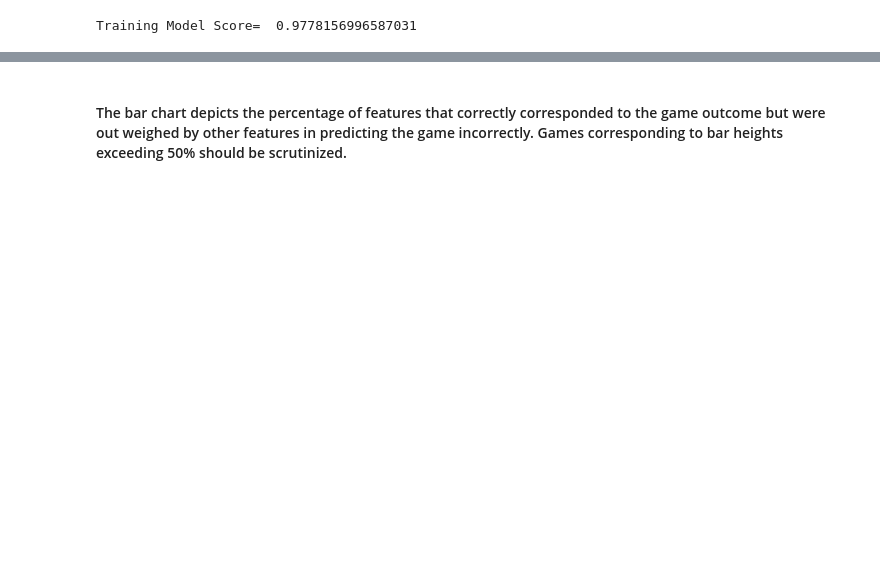
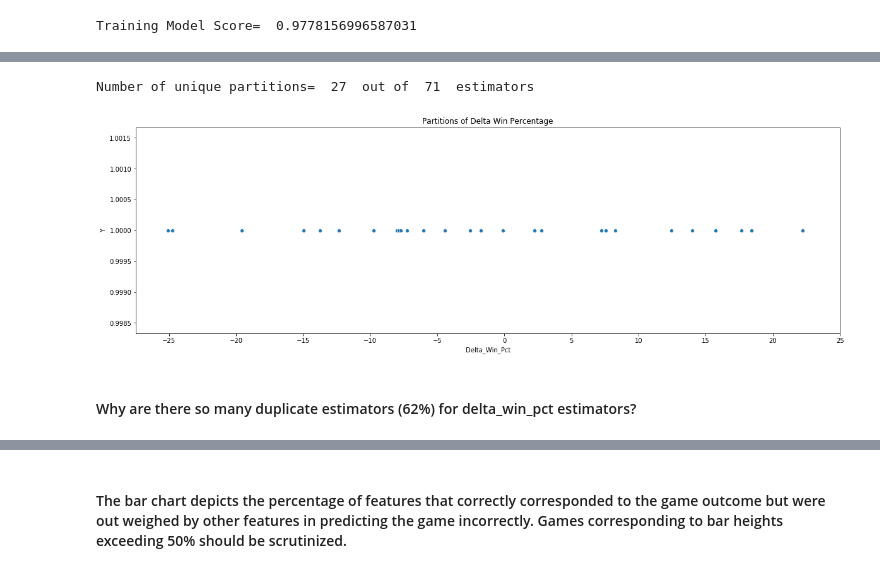
Before and after one commit to chipk215/ncaa_basketball, a Jupyter notebook: Models/Tournament_Model_AdaBoost-Delta_No_Opp_Stats.ipynb, the cells around one changed output, grey strips where cells are left out. Cells and saved outputs as stored; diff of their text form; code cells hidden in the pictures; blank space fills up the shorter version.

```diff
--- a/Models/Tournament_Model_AdaBoost-Delta_No_Opp_Stats.ipynb
+++ b/Models/Tournament_Model_AdaBoost-Delta_No_Opp_Stats.ipynb
@@ -502,0 +459,20 @@ top_conf_o   0.0
+# %%
+delta_win_partitions = threshold_dict['delta_win_pct']
+delta_win_partitions = [i*100 for i in delta_win_partitions]
+
+df_win = pd.DataFrame(columns=['Delta_Win_Pct','Y'])
+df_win['Delta_Win_Pct'] = delta_win_partitions
+df_win['Y'] = 1
+df_win.sort_values(by='Delta_Win_Pct', inplace=True)
+print("Number of unique partitions= ",df_win['Delta_Win_Pct'].unique().shape[0], " out of ", df_win.shape[0], ' estimators')
+
+splot = sns.scatterplot(x='Delta_Win_Pct', y='Y', data=df_win)
+splot.figure.set_size_inches(20,6)
+splot.set_title('Partitions of Delta Win Percentage')
+splot.set_xticks(np.arange(-25,30,5))
+plt.show()
+# %% [output]
+Number of unique partitions=  27  out of  71  estimators
+[figure, added]
+# %% [markdown]
+#### Why are there so many duplicate estimators (62%) for delta_win_pct estimators?
```
Also changed, not shown: parts of 91 cells of this notebook, 7 other files.
